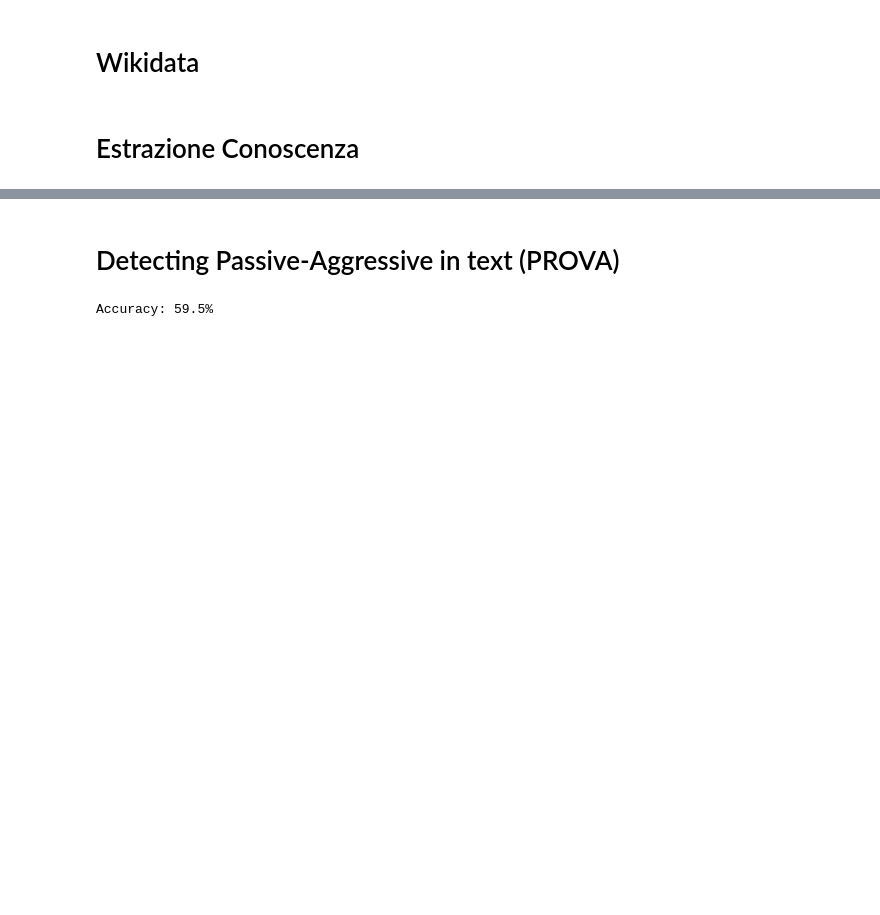
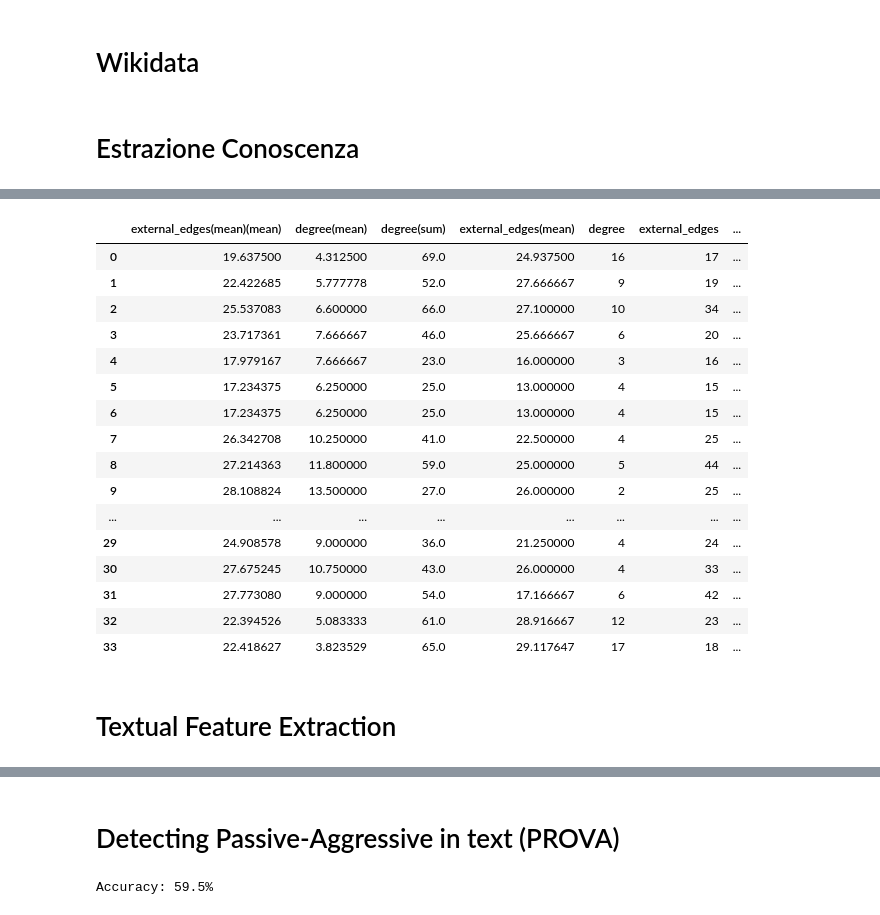
Before and after one commit to umbylyno/KERMIT, a Jupyter notebook: Meme_recognition.ipynb, the cells around one changed output, grey strips where cells are left out. Cells and saved outputs as stored; diff of their text form; code cells hidden in the pictures; blank space fills up the shorter version.

```diff
--- a/Meme_recognition.ipynb
+++ b/Meme_recognition.ipynb
@@ -324,0 +479,25 @@ informazioni_ricevute_e_volto.head(30)
+# %%
+feature_extractor = RecursiveFeatureExtractor(G)
+feature = feature_extractor.extract_features()
+# %%
+feature
+# %% [output]
+|  | external_edges(mean)(mean) | degree(mean) | degree(sum) | external_edges(mean) | degree | external_edges | ... |
+| 0 | 19.637500 | 4.312500 | 69.0 | 24.937500 | 16 | 17 | ... |
+| 1 | 22.422685 | 5.777778 | 52.0 | 27.666667 | 9 | 19 | ... |
+| 2 | 25.537083 | 6.600000 | 66.0 | 27.100000 | 10 | 34 | ... |
+| 3 | 23.717361 | 7.666667 | 46.0 | 25.666667 | 6 | 20 | ... |
+| 4 | 17.979167 | 7.666667 | 23.0 | 16.000000 | 3 | 16 | ... |
+| 5 | 17.234375 | 6.250000 | 25.0 | 13.000000 | 4 | 15 | ... |
+| 6 | 17.234375 | 6.250000 | 25.0 | 13.000000 | 4 | 15 | ... |
+| 7 | 26.342708 | 10.250000 | 41.0 | 22.500000 | 4 | 25 | ... |
+| 8 | 27.214363 | 11.800000 | 59.0 | 25.000000 | 5 | 44 | ... |
+| 9 | 28.108824 | 13.500000 | 27.0 | 26.000000 | 2 | 25 | ... |
+| ... | ... | ... | ... | ... | ... | ... | ... |
+| 29 | 24.908578 | 9.000000 | 36.0 | 21.250000 | 4 | 24 | ... |
+| 30 | 27.675245 | 10.750000 | 43.0 | 26.000000 | 4 | 33 | ... |
+| 31 | 27.773080 | 9.000000 | 54.0 | 17.166667 | 6 | 42 | ... |
+| 32 | 22.394526 | 5.083333 | 61.0 | 28.916667 | 12 | 23 | ... |
+| 33 | 22.418627 | 3.823529 | 65.0 | 29.117647 | 17 | 18 | ... |
+# %% [markdown]
+# Textual Feature Extraction
```
Also changed, not shown: parts of 77 cells of this notebook.
